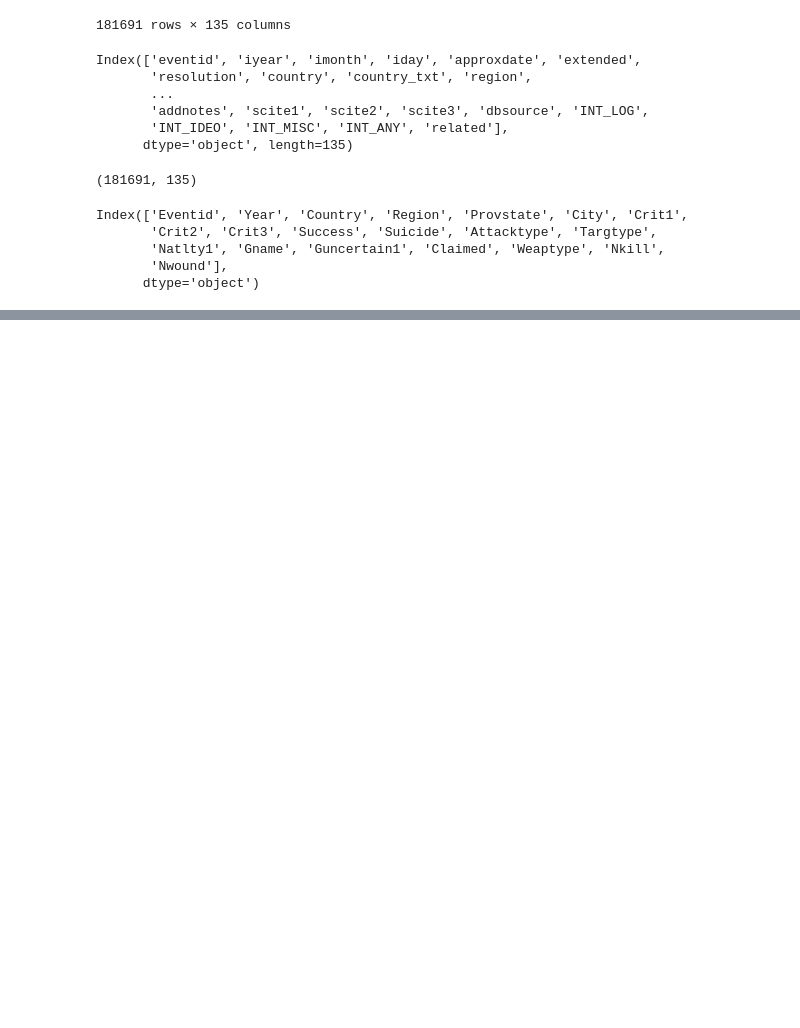
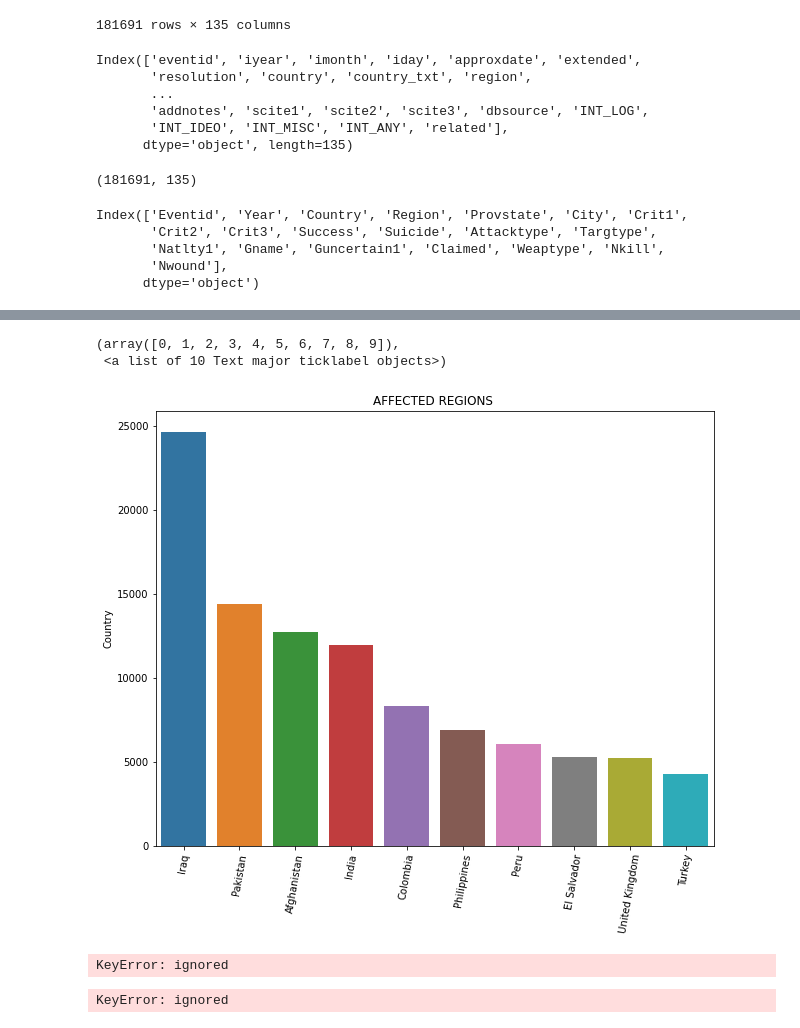
Before and after one commit to vikas6169/terrorism-repo1, a Jupyter notebook: globle_terrorism_data_analysis.ipynb, the cells around one changed output, grey strips where cells are left out. Cells and saved outputs as stored; diff of their text form; code cells hidden in the pictures; blank space fills up the shorter version.

```diff
--- a/globle_terrorism_data_analysis.ipynb
+++ b/globle_terrorism_data_analysis.ipynb
@@ -83,0 +175,18 @@ newdf.head(5)
+# %%
+plt.figure(figsize=(10,8))
+sns.barplot(list(df['Country'].value_counts().head(10).keys()),df['Country'].value_counts().head(10),palette='tab10')
+plt.title('AFFECTED REGIONS ')
+plt.xticks(rotation=80)
+# %% [output]
+(array([0, 1, 2, 3, 4, 5, 6, 7, 8, 9]),
+ <a list of 10 Text major ticklabel objects>)
+[figure, added]
+# %%
+df['State'].value_counts().head(10)
+# %% [output]
+KeyError: ignored
+# %%
+df_astates=df[df['Country']=='Iraq']['State']
+df_astates.value_counts().head()
+# %% [output]
+KeyError: ignored
```
Also changed, not shown: parts of 7 cells of this notebook.
